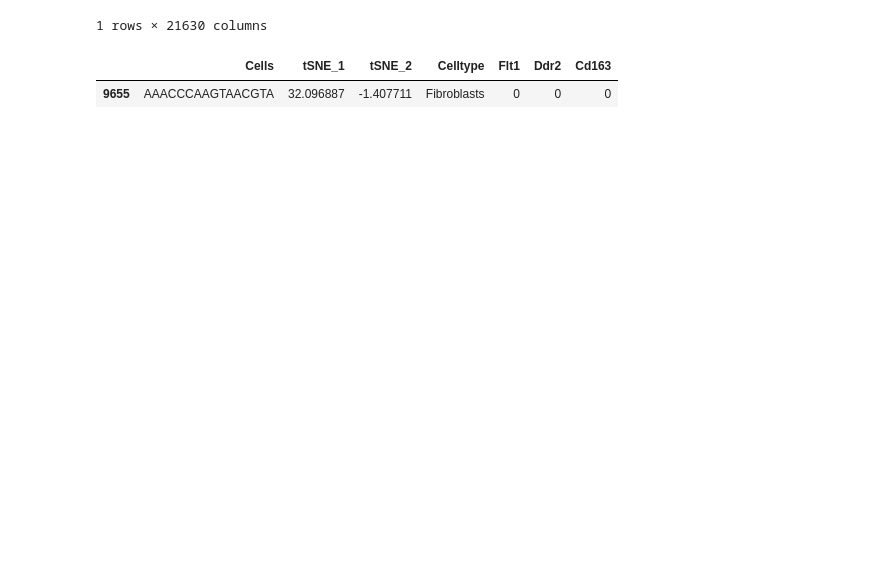
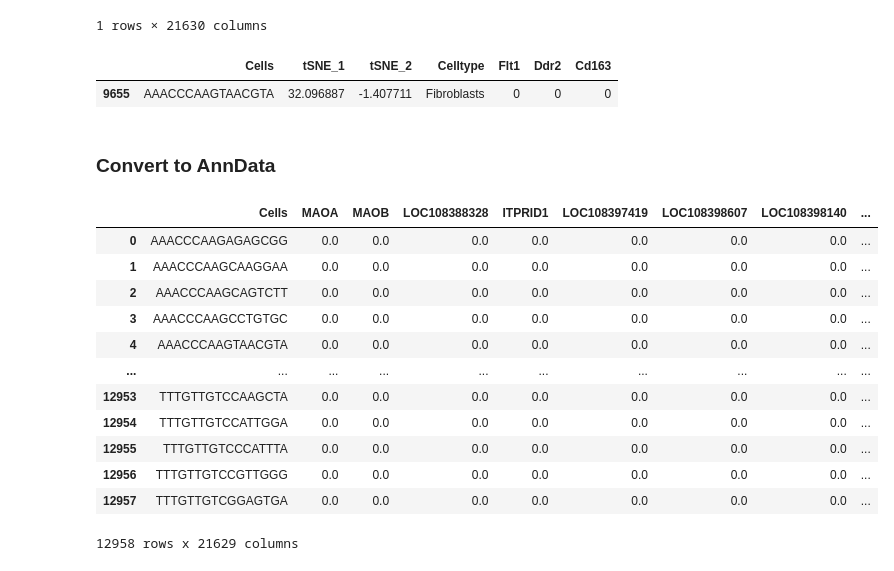
Before and after one commit to anuprulez/fm_datasets, a Jupyter notebook: collect_datasets.ipynb, the cells around one changed output. Drawn from its saved outputs; the diff is of its cells as text; code cells hidden in the pictures; blank space fills up the shorter version.

```diff
--- a/collect_datasets.ipynb
+++ b/collect_datasets.ipynb
@@ -113,0 +116,25 @@ df_metadata_clean[df_metadata_clean["Cells"] == "AAACCCAAGTAACGTA"]
+# %% [markdown]
+### Convert to AnnData
+# %%
+
+import anndata as ad
+
+# Step 1: Load your tabular data (e.g., from CSV)
+df = fdpd.read_csv("data/pangolin/pangolin_heart_celltype.csv", sep="\t")  # or pd.read_table("your_data.tsv")
+
+df = df.drop(columns=["Project"])
+df
+# %% [output]
+|  | Cells | MAOA | MAOB | LOC108388328 | ITPRID1 | LOC108397419 | LOC108398607 | LOC108398140 | ... |
+| 0 | AAACCCAAGAGAGCGG | 0.0 | 0.0 | 0.0 | 0.0 | 0.0 | 0.0 | 0.0 | ... |
+| 1 | AAACCCAAGCAAGGAA | 0.0 | 0.0 | 0.0 | 0.0 | 0.0 | 0.0 | 0.0 | ... |
+| 2 | AAACCCAAGCAGTCTT | 0.0 | 0.0 | 0.0 | 0.0 | 0.0 | 0.0 | 0.0 | ... |
+| 3 | AAACCCAAGCCTGTGC | 0.0 | 0.0 | 0.0 | 0.0 | 0.0 | 0.0 | 0.0 | ... |
+| 4 | AAACCCAAGTAACGTA | 0.0 | 0.0 | 0.0 | 0.0 | 0.0 | 0.0 | 0.0 | ... |
+| ... | ... | ... | ... | ... | ... | ... | ... | ... | ... |
+| 12953 | TTTGTTGTCCAAGCTA | 0.0 | 0.0 | 0.0 | 0.0 | 0.0 | 0.0 | 0.0 | ... |
+| 12954 | TTTGTTGTCCATTGGA | 0.0 | 0.0 | 0.0 | 0.0 | 0.0 | 0.0 | 0.0 | ... |
+| 12955 | TTTGTTGTCCCATTTA | 0.0 | 0.0 | 0.0 | 0.0 | 0.0 | 0.0 | 0.0 | ... |
+| 12956 | TTTGTTGTCCGTTGGG | 0.0 | 0.0 | 0.0 | 0.0 | 0.0 | 0.0 | 0.0 | ... |
+| 12957 | TTTGTTGTCGGAGTGA | 0.0 | 0.0 | 0.0 | 0.0 | 0.0 | 0.0 | 0.0 | ... |
+12958 rows x 21629 columns
```
Also changed, not shown: parts of 5 cells of this notebook, 2 other files.
